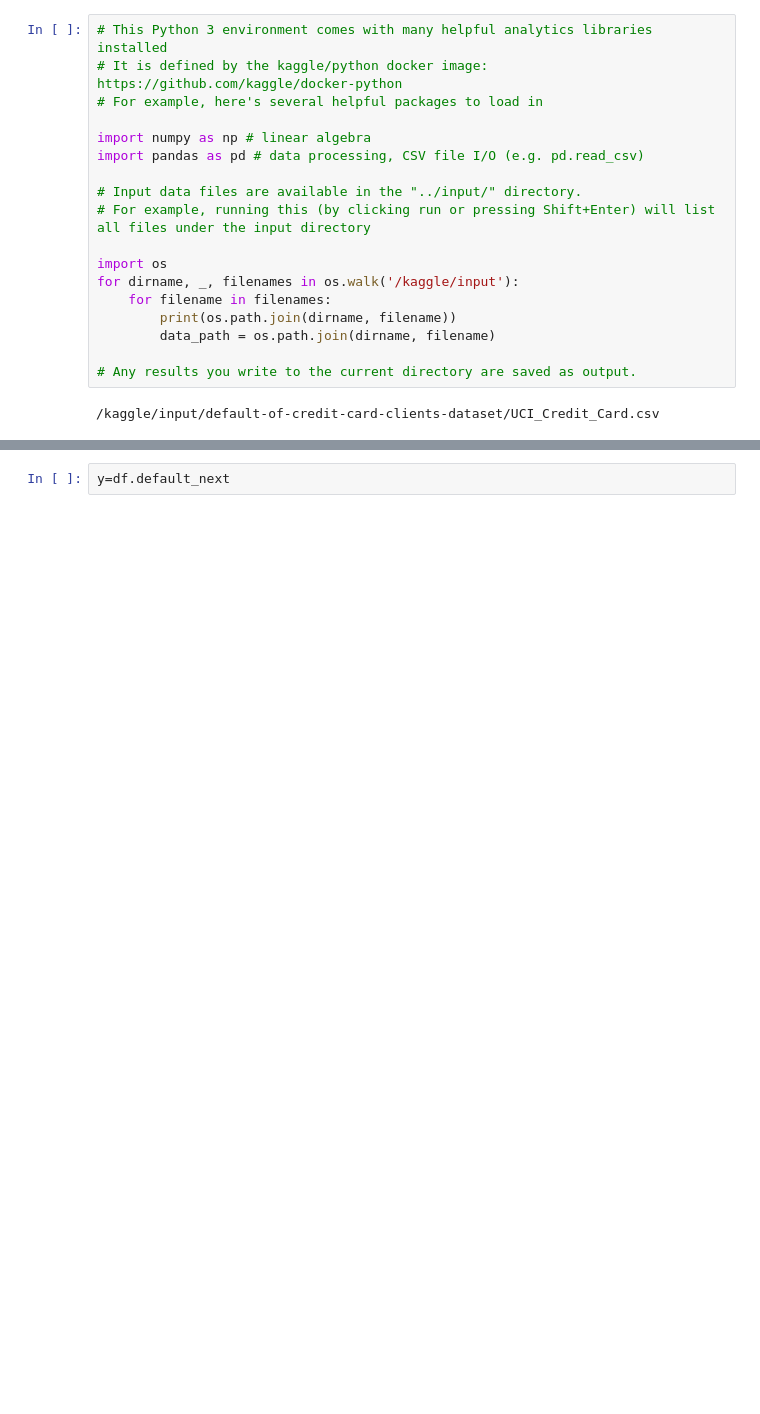
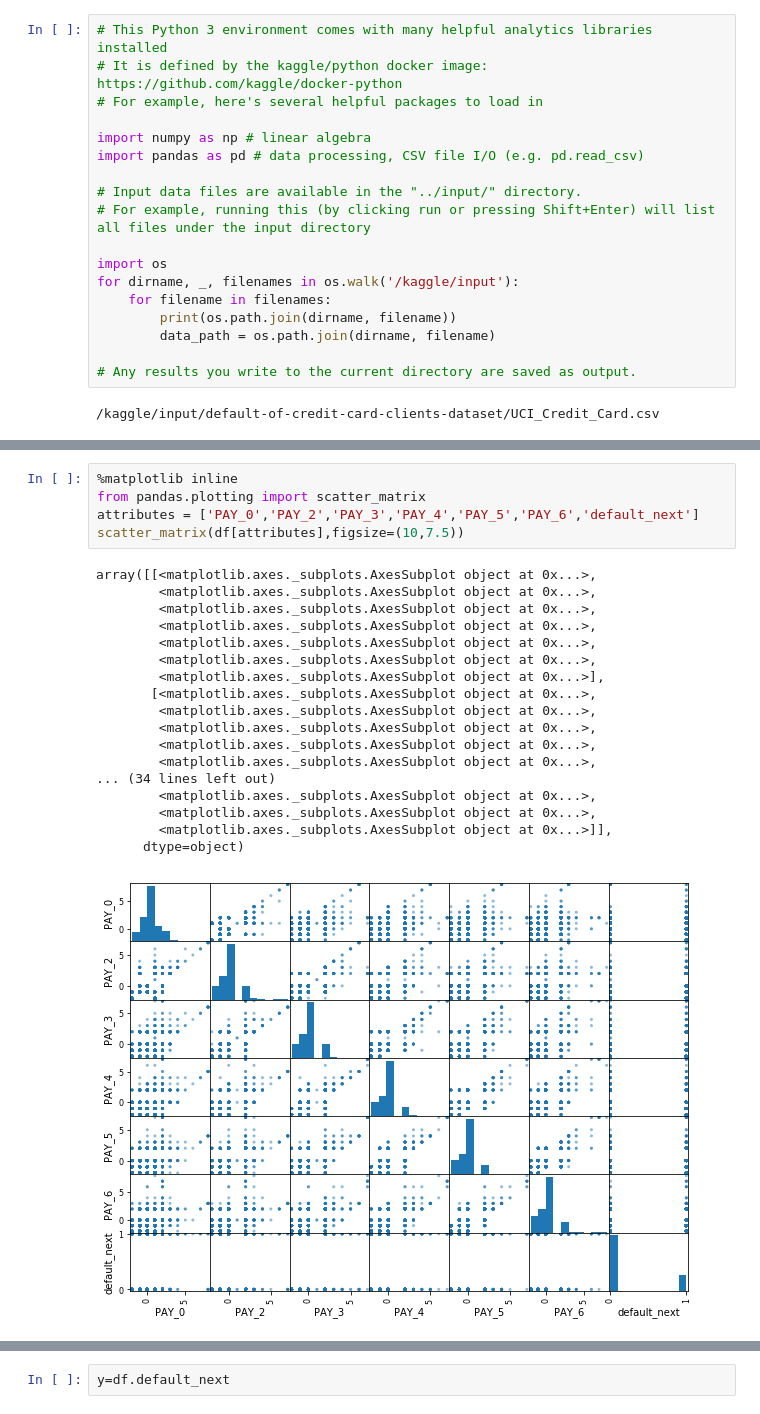
Before and after one commit to ewellsgray/data_science, a Jupyter notebook: credit/credit_default_predict.ipynb, the cells around one changed output, grey strips where cells are left out. Drawn from its saved outputs; the diff is of its cells as text; blank space fills up the shorter version.

```diff
--- a/credit/credit_default_predict.ipynb
+++ b/credit/credit_default_predict.ipynb
@@ -81,0 +140,24 @@ Index(['ID', 'LIMIT_BAL', 'SEX', 'EDUCATION', 'MARRIAGE', 'AGE', 'PAY_0',
+# %%
+%matplotlib inline
+from pandas.plotting import scatter_matrix
+attributes = ['PAY_0','PAY_2','PAY_3','PAY_4','PAY_5','PAY_6','default_next']
+scatter_matrix(df[attributes],figsize=(10,7.5))
+# %% [output]
+array([[<matplotlib.axes._subplots.AxesSubplot object at 0x...>,
+        <matplotlib.axes._subplots.AxesSubplot object at 0x...>,
+        <matplotlib.axes._subplots.AxesSubplot object at 0x...>,
+        <matplotlib.axes._subplots.AxesSubplot object at 0x...>,
+        <matplotlib.axes._subplots.AxesSubplot object at 0x...>,
+        <matplotlib.axes._subplots.AxesSubplot object at 0x...>,
+        <matplotlib.axes._subplots.AxesSubplot object at 0x...>],
+       [<matplotlib.axes._subplots.AxesSubplot object at 0x...>,
+        <matplotlib.axes._subplots.AxesSubplot object at 0x...>,
+        <matplotlib.axes._subplots.AxesSubplot object at 0x...>,
+        <matplotlib.axes._subplots.AxesSubplot object at 0x...>,
+        <matplotlib.axes._subplots.AxesSubplot object at 0x...>,
+... (34 lines left out)
+        <matplotlib.axes._subplots.AxesSubplot object at 0x...>,
+        <matplotlib.axes._subplots.AxesSubplot object at 0x...>,
+        <matplotlib.axes._subplots.AxesSubplot object at 0x...>]],
+      dtype=object)
+[figure, added]
```
Also changed, not shown: parts of 29 cells of this notebook.
